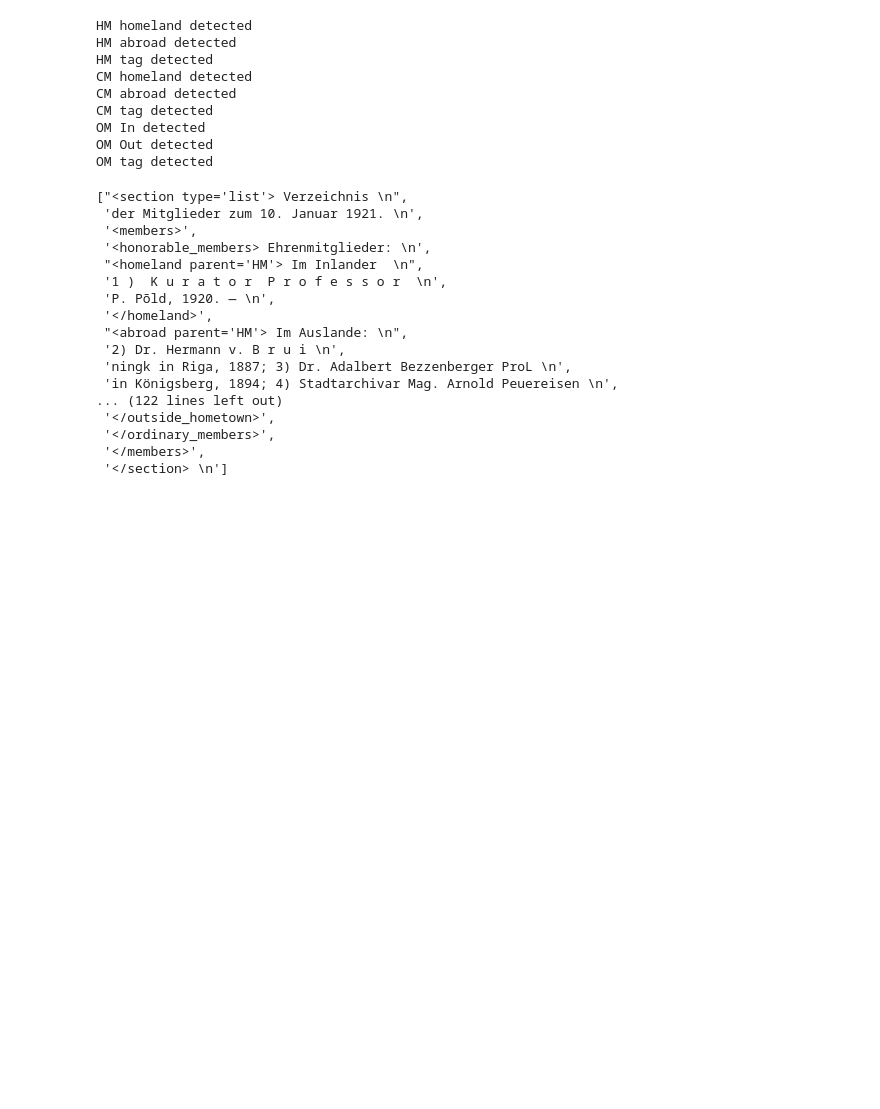
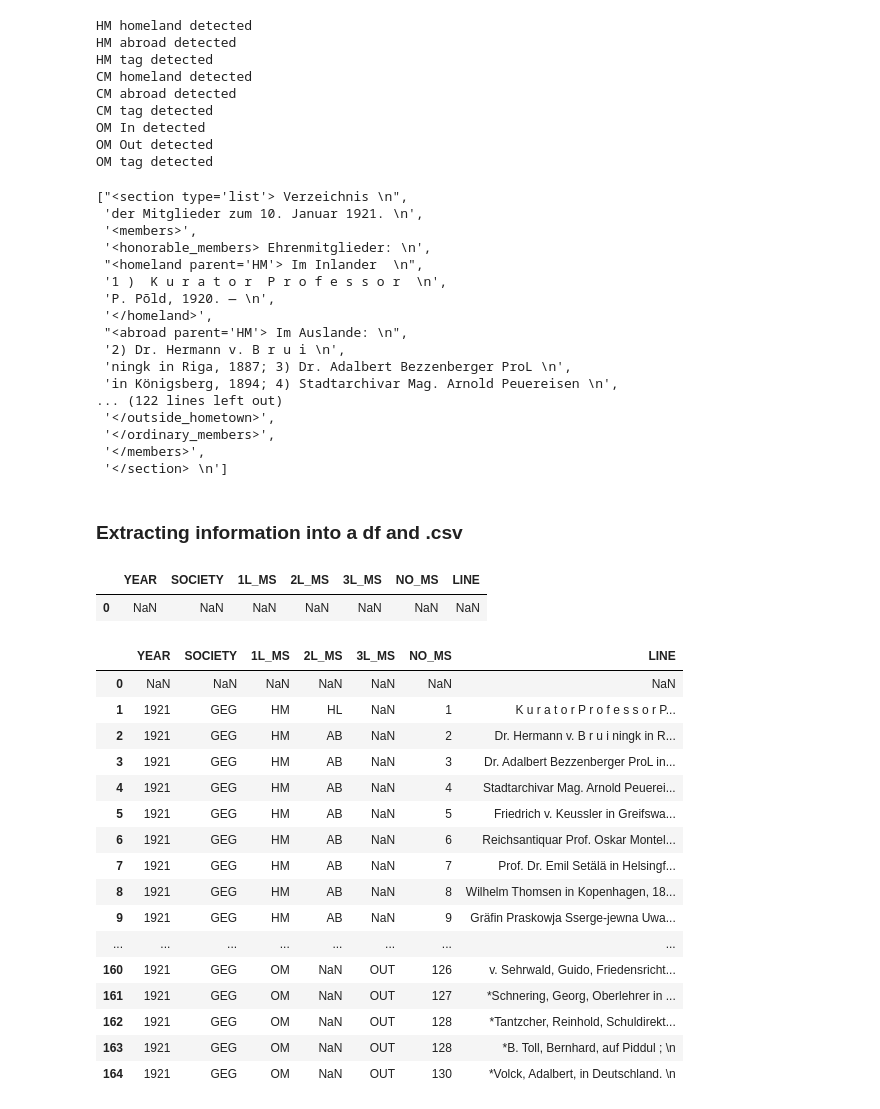
Before and after one commit to LeimLarissa/Baltic-German-Intelligentsia, a Jupyter notebook: G1T2ExtractMembership.ipynb, the cells around one changed output. Drawn from its saved outputs; the diff is of its cells as text; code cells hidden in the pictures; blank space fills up the shorter version.

Commit message:
Extract GEG members

```diff
--- a/G1T2ExtractMembership.ipynb
+++ b/G1T2ExtractMembership.ipynb
@@ -672,3 +673,5 @@ filepath.parent.mkdir(parents=True, exist_ok=True)                  #creates the
 with open(out_filename, 'x') as fp:
     fp.write("".join(str(item) for item in members_ano_4))          #By joining the list elements without any symbol the
                                                                     #line breaks will be at the end of each line the next time I read the document in
+# %% [markdown]
+### Extracting information into a df and .csv
@@ -674,0 +686,29 @@ with open(out_filename, 'x') as fp:
+# %%
+#I figure out the start and endpoints of each of the section so I can later use these to ascribe membership status information in each row
+
+#Honorable Members
+for num, line in enumerate(text, 0):
+    if line.startswith("<honorable_members>"):                    #The opening marker gives the number for the starting point of the iteration of the list.
+        start_hm = num +1                                         #+1 to start without the structural tag of this section
+        #print(f"{start_hm}: {line}")
+    if line == "</honorable_members>\n":                          #The closing marker gives the number for the end point of the iteration of the list.
+        end_hm = num
+        #print(f"{end_hm}: {line}")
+
+#Ordinary Members
+for num, line in enumerate(text, 0):
+    if line.startswith("<ordinary_members>"):
+        start_om = num +1
+        #print(f"{start_om}: {line}")
+    if line == "</ordinary_members>\n":
+        end_om = num
+        #print(f"{end_om}: {line}")
+
+#Corresponding Members
+for num, line in enumerate(text, 0):
+    if line.startswith("<corresponding_members>"):
+        start_cm = num +1
+        #print(f"{start_cm}: {line}")
+    if line == "</corresponding_members>\n":
+        end_cm = num
+        #print(f"{end_cm}: {line}")
@@ -674,0 +771,9 @@ with open(out_filename, 'x') as fp:
+# %%
+#I create an empty data frame to which I will add the individual rows of members
+df_main = pd.DataFrame()                                                                                         #Without this it gives me an error that df is not defined in index section
+df_main = pd.DataFrame(index = [len(df_main.values)],                                                             #index should count up from 1 to the number of values currently in df
+                  columns = ['YEAR', 'SOCIETY', '1L_MS', '2L_MS', '3L_MS', 'NO_MS', 'LINE'])
+df_main
+# %% [output]
+|  | YEAR | SOCIETY | 1L_MS | 2L_MS | 3L_MS | NO_MS | LINE |
+| 0 | NaN | NaN | NaN | NaN | NaN | NaN | NaN |
@@ -674,0 +860,21 @@ with open(out_filename, 'x') as fp:
+# %%
+pd.options.display.max_rows = 999
+df_main
+# %% [output]
+|  | YEAR | SOCIETY | 1L_MS | 2L_MS | 3L_MS | NO_MS | LINE |
+| 0 | NaN | NaN | NaN | NaN | NaN | NaN | NaN |
+| 1 | 1921 | GEG | HM | HL | NaN | 1 | K u r a t o r P r o f e s s o r P... |
+| 2 | 1921 | GEG | HM | AB | NaN | 2 | Dr. Hermann v. В r u i ningk in R... |
+| 3 | 1921 | GEG | HM | AB | NaN | 3 | Dr. Adalbert Bezzenberger ProL in... |
+| 4 | 1921 | GEG | HM | AB | NaN | 4 | Stadtarchivar Mag. Arnold Peuerei... |
+| 5 | 1921 | GEG | HM | AB | NaN | 5 | Friedrich v. Keussler in Greifswa... |
+| 6 | 1921 | GEG | HM | AB | NaN | 6 | Reichsantiquar Prof. Oskar Montel... |
+| 7 | 1921 | GEG | HM | AB | NaN | 7 | Prof. Dr. Emil Setälä in Helsingf... |
+| 8 | 1921 | GEG | HM | AB | NaN | 8 | Wilhelm Thomsen in Kopenhagen, 18... |
+| 9 | 1921 | GEG | HM | AB | NaN | 9 | Gräfin Praskowja Sserge-jewna Uwa... |
+| ... | ... | ... | ... | ... | ... | ... | ... |
+| 160 | 1921 | GEG | OM | NaN | OUT | 126 | v. Sehrwald, Guido, Friedensricht... |
+| 161 | 1921 | GEG | OM | NaN | OUT | 127 | *Schnering, Georg, Oberlehrer in ... |
+| 162 | 1921 | GEG | OM | NaN | OUT | 128 | *Tantzcher, Reinhold, Schuldirekt... |
+| 163 | 1921 | GEG | OM | NaN | OUT | 128 | *B. Toll, Bernhard, auf Piddul ; \n |
+| 164 | 1921 | GEG | OM | NaN | OUT | 130 | *Volck, Adalbert, in Deutschland. \n |
```
Also changed, not shown: parts of 5 cells of this notebook, 43 other files.
